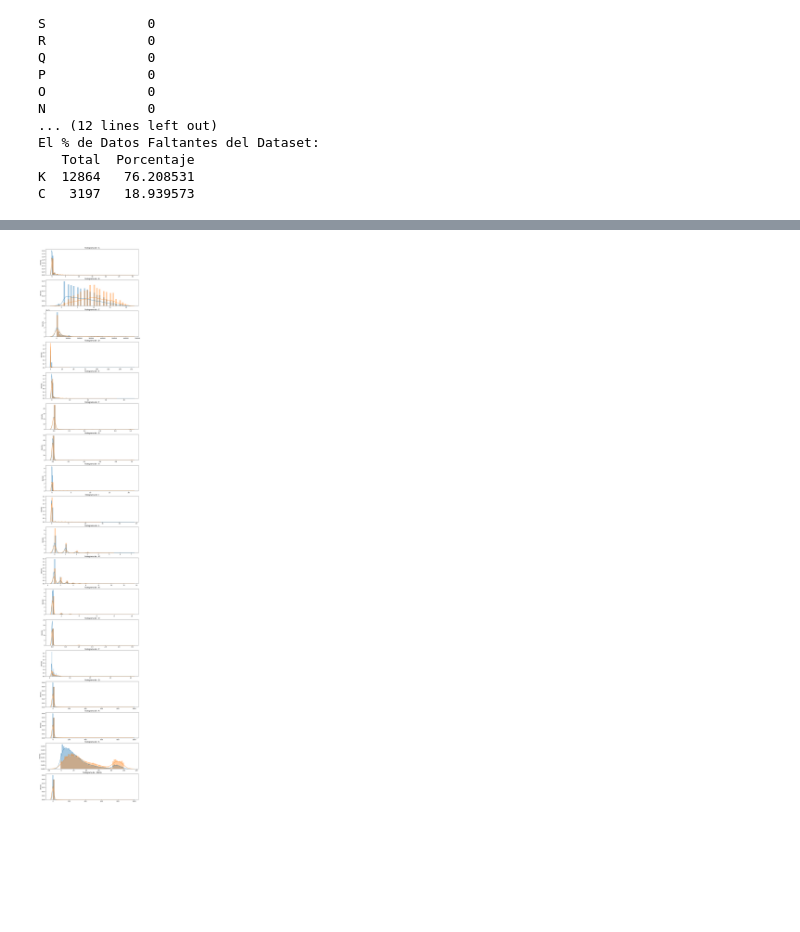
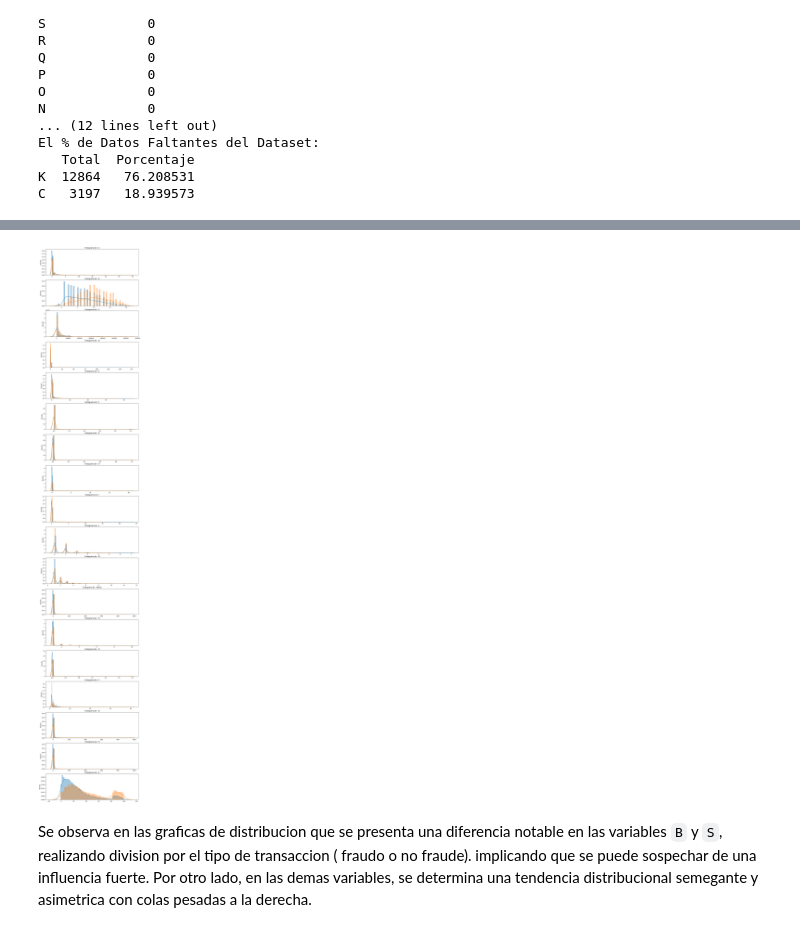
Before and after one commit to diosimar/deteccion-de-fraude, a Jupyter notebook: EDA.ipynb, the cells around one changed output, grey strips where cells are left out. Drawn from its saved outputs; the diff is of its cells as text; code cells hidden in the pictures; blank space fills up the shorter version.

```diff
--- a/EDA.ipynb
+++ b/EDA.ipynb
@@ -88,17 +101,21 @@ data['R'] = pd.to_numeric(data['Q'],errors = 'coerce')
 # %%
 #Grafico de los histogramas por cada caracteristica
 import matplotlib.gridspec as gridspec
-v_features = ['A', 'B', 'C', 'D', 'E', 'F', 'G', 'H', 'I', 'L', 'M', 'N','O', 'P', 'Q', 'R', 'S', 'Monto']
+
+v_features =  data.columns.difference(['J','K','Fraude'])
+#v_features = ['A', 'B', 'C', 'D', 'E', 'F', 'G', 'H', 'I', 'L', 'M', 'N','O', 'P', 'Q', 'R', 'S', 'Monto']
 
 plt.figure(figsize=(12,28*4))
 gs = gridspec.GridSpec(28, 1)
 for i, cn in enumerate(data[v_features]):
     ax = plt.subplot(gs[i])
     sns.distplot(data[cn][data.Fraude== 0], bins=50)
     sns.distplot(data[cn][data.Fraude == 1], bins=50)
     ax.set_xlabel('')
     ax.set_title('histograma de : ' + str(cn))
 plt.show()
 # %% [output]
-[figure, old version]
+[figure, new version]
+# %% [markdown]
+Se observa en las graficas de distribucion que se presenta una diferencia notable en las variables `B` y `S`, realizando division por el tipo de  transaccion ( fraudo o no fraude). implicando que se puede sospechar de una influencia fuerte. Por otro lado, en las  demas  variables, se determina una tendencia  distribucional semegante y asimetrica con colas pesadas a la derecha.
 # %%
```
Also changed, not shown: parts of 25 cells of this notebook.
